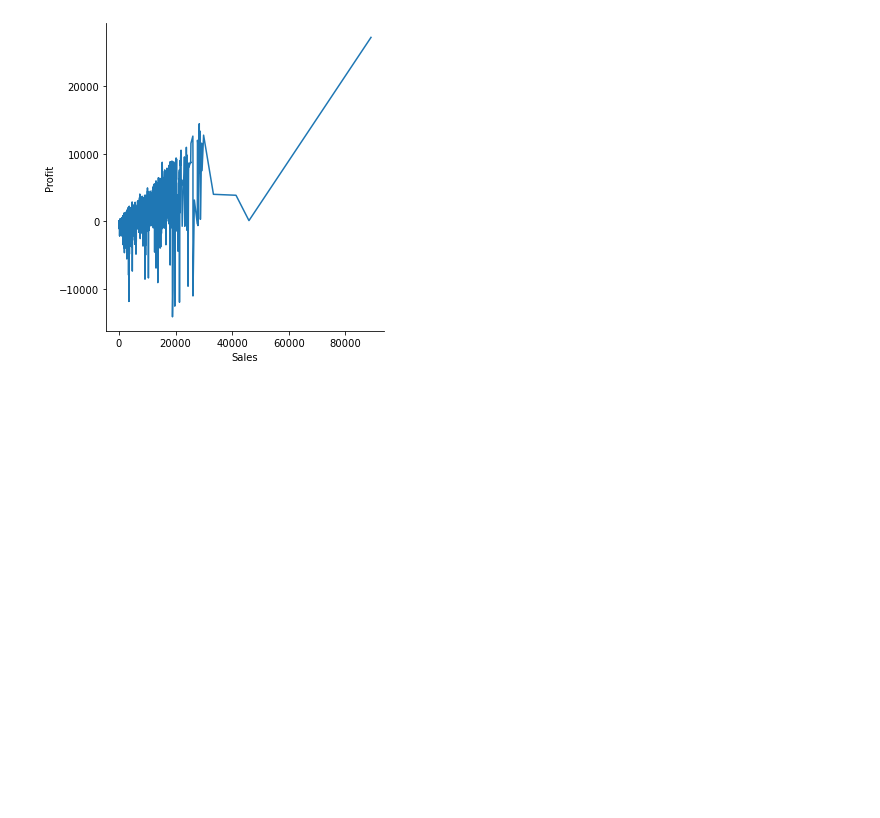
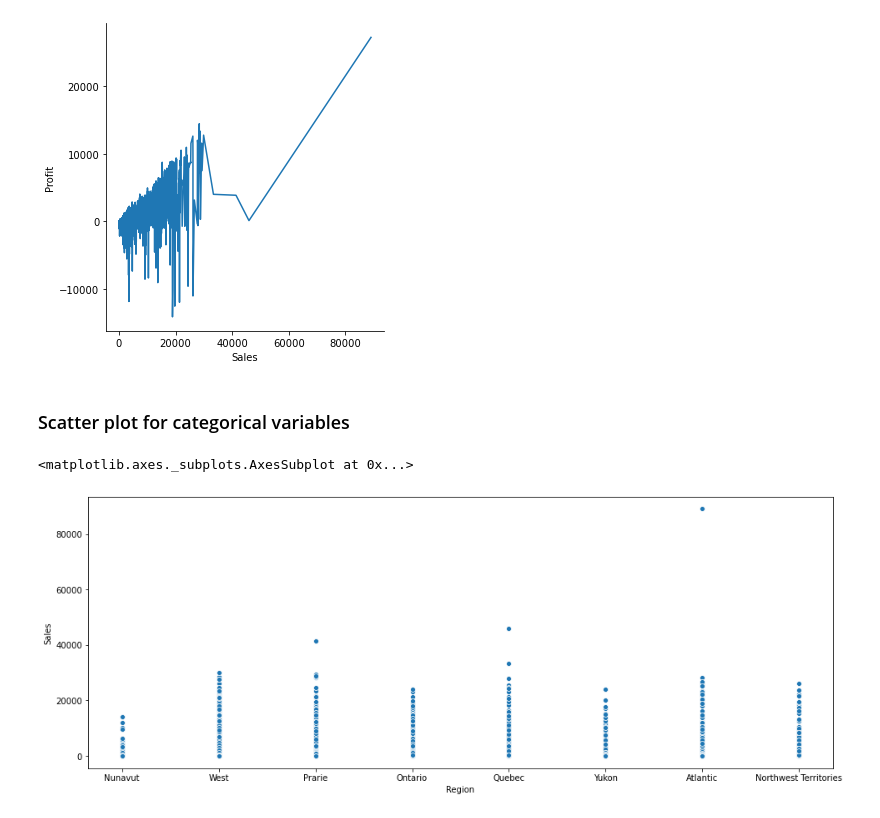
Before and after one commit to POTLASRIRAM/Seaborn, a Jupyter notebook: Seaborn Basics Day-2.ipynb, the cells around one changed output. Saved outputs shown, nothing was run; the diff lists cells and outputs as text; code cells hidden in the pictures; blank space fills up the shorter version.

```diff
--- a/Seaborn Basics Day-2.ipynb
+++ b/Seaborn Basics Day-2.ipynb
@@ -61,3 +62,11 @@ sns.relplot('Sales','Profit',kind='line',data=df)
 # %% [output]
 <seaborn.axisgrid.FacetGrid at 0x...>
 [figure]
+# %% [markdown]
+### Scatter plot for categorical variables
+# %%
+plt.figure(figsize=(16,6))
+sns.scatterplot('Region','Sales',data=df)
+# %% [output]
+<matplotlib.axes._subplots.AxesSubplot at 0x...>
+[figure, added]
```
Also changed, not shown: parts of 3 cells of this notebook.
